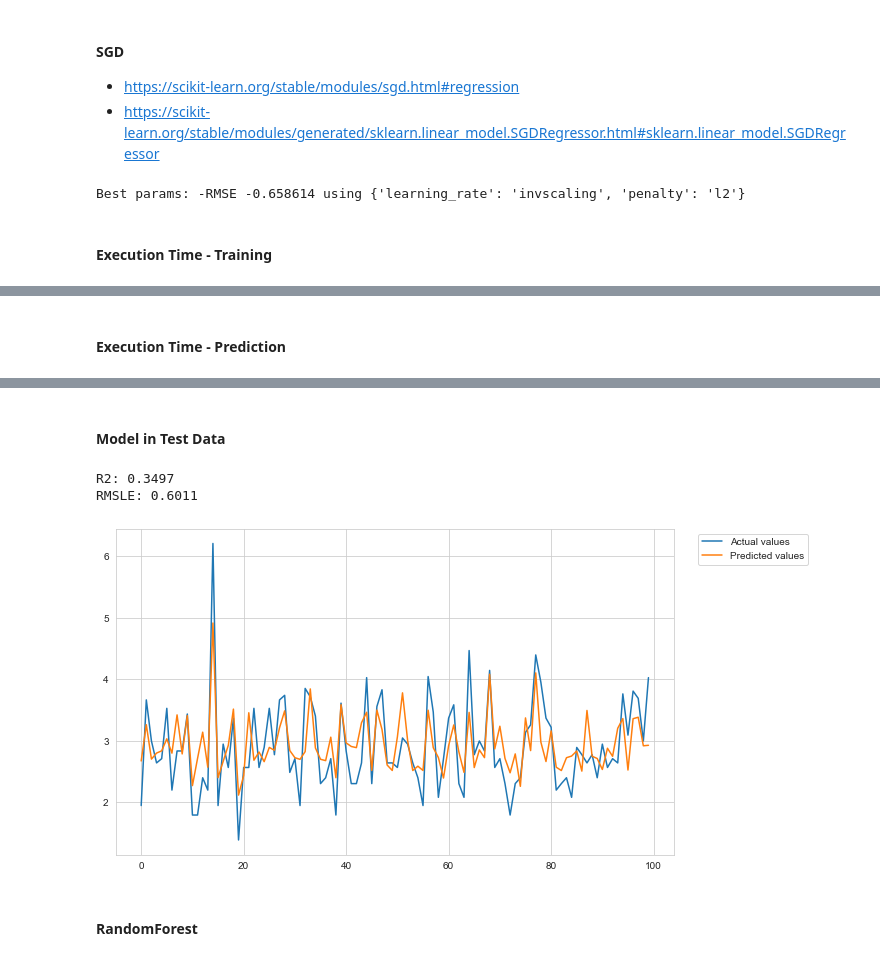
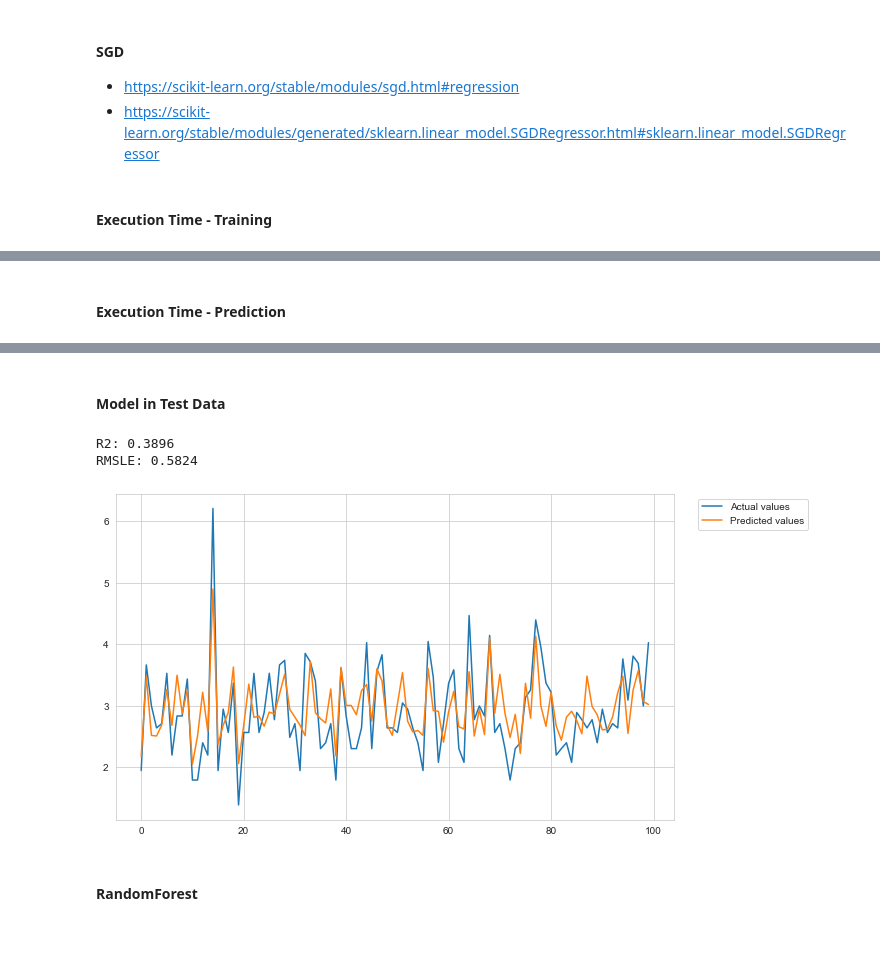
Before and after one commit to aleirim/data_science, a Jupyter notebook: project_mercari_price_suggestion/modeling_benchmarking.ipynb, the cells around one changed output, grey strips where cells are left out. Drawn from its saved outputs; the diff is of its cells as text; code cells hidden in the pictures.

```diff
--- a/project_mercari_price_suggestion/modeling_benchmarking.ipynb
+++ b/project_mercari_price_suggestion/modeling_benchmarking.ipynb
@@ -713,19 +711,19 @@ tr_mcat_ohe.shape, val_mcat_ohe.shape, tr_scat1_ohe.shape, val_scat1_ohe.shape,
 # %%
 # ohe for shipping and item_condition
 
-# item comdition
+# item condition
 ohe_cond = OneHotEncoder(handle_unknown="ignore")
 ohe_cond.fit(product_listings_mercari.item_condition_id.values.reshape(-1,1))
 
-tr_cond_ohe = ohe_cond.transform(X_train.brand_name.values.reshape(-1,1))
-val_cond_ohe = ohe_cond.transform(X_test.brand_name.values.reshape(-1,1))
+tr_cond_ohe = ohe_cond.transform(X_train.item_condition_id.values.reshape(-1,1))
+val_cond_ohe = ohe_cond.transform(X_test.item_condition_id.values.reshape(-1,1))
 
 # shipping
 ohe_ship = OneHotEncoder(handle_unknown="ignore")
 ohe_ship.fit(product_listings_mercari.shipping.values.reshape(-1,1))
 
-tr_ship_ohe = ohe_ship.transform(X_train.brand_name.values.reshape(-1,1))
-val_ship_ohe = ohe_ship.transform(X_test.brand_name.values.reshape(-1,1))
+tr_ship_ohe = ohe_ship.transform(X_train.shipping.values.reshape(-1,1))
+val_ship_ohe = ohe_ship.transform(X_test.shipping.values.reshape(-1,1))
 
 tr_cond_ohe.shape, val_cond_ohe.shape, tr_ship_ohe.shape, val_ship_ohe.shape
 # %% [output]
@@ -948,9 +943,5 @@ grid_cv = GridSearchCV(sgd, param_grid=sgd_params, n_jobs=-1, scoring='neg_root_
-# %%
-print("Best params: -RMSE %f using %s" % (grid_cv.best_score_, grid_cv.best_params_))
-# %% [output]
-Best params: -RMSE -0.658614 using {'learning_rate': 'invscaling', 'penalty': 'l2'}
 # %%
-sgd = SGDRegressor()
+sgd = SGDRegressor(alpha=0.00001)
 
 display(Markdown("#### Execution Time - Training"))
 %time sgd.fit(x_train, y_train)
@@ -977,7 +968,7 @@ Wall time: 16.6 ms
 #### Model in Test Data
-R2: 0.3497
-RMSLE: 0.6011
+R2: 0.3896
+RMSLE: 0.5824
-[figure, old version]
+[figure, new version]
 # %%
 # top 5 combination of params
 '''with pd.option_context('display.max_colwidth', None):
```
Also changed, not shown: parts of 21 cells of this notebook.
